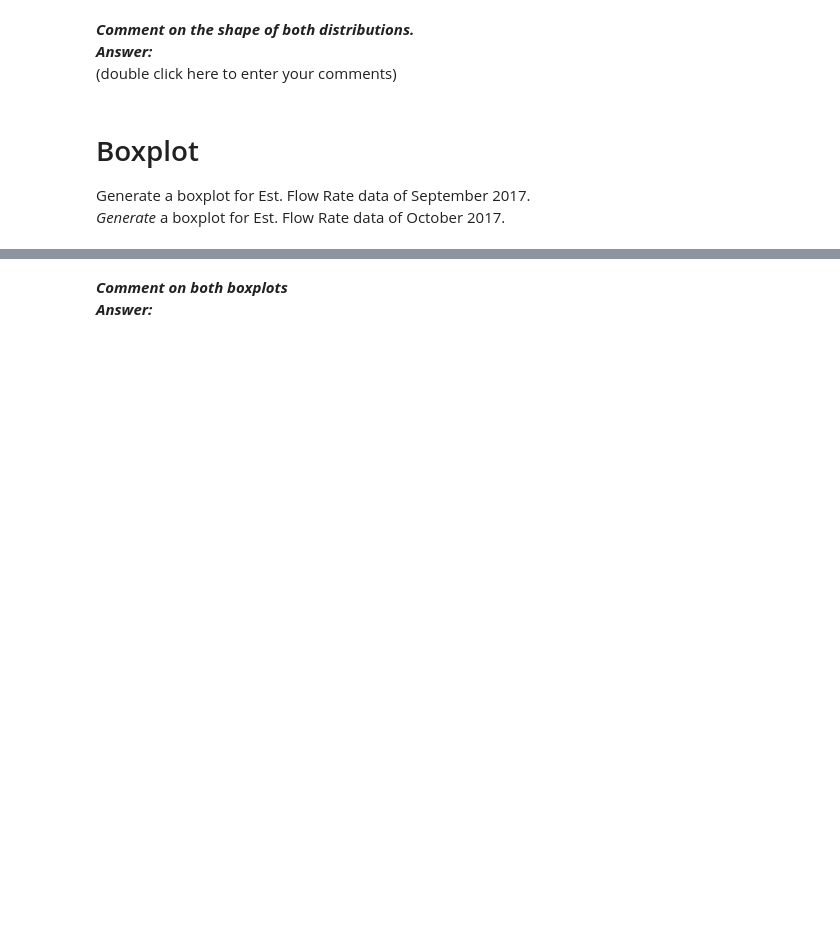
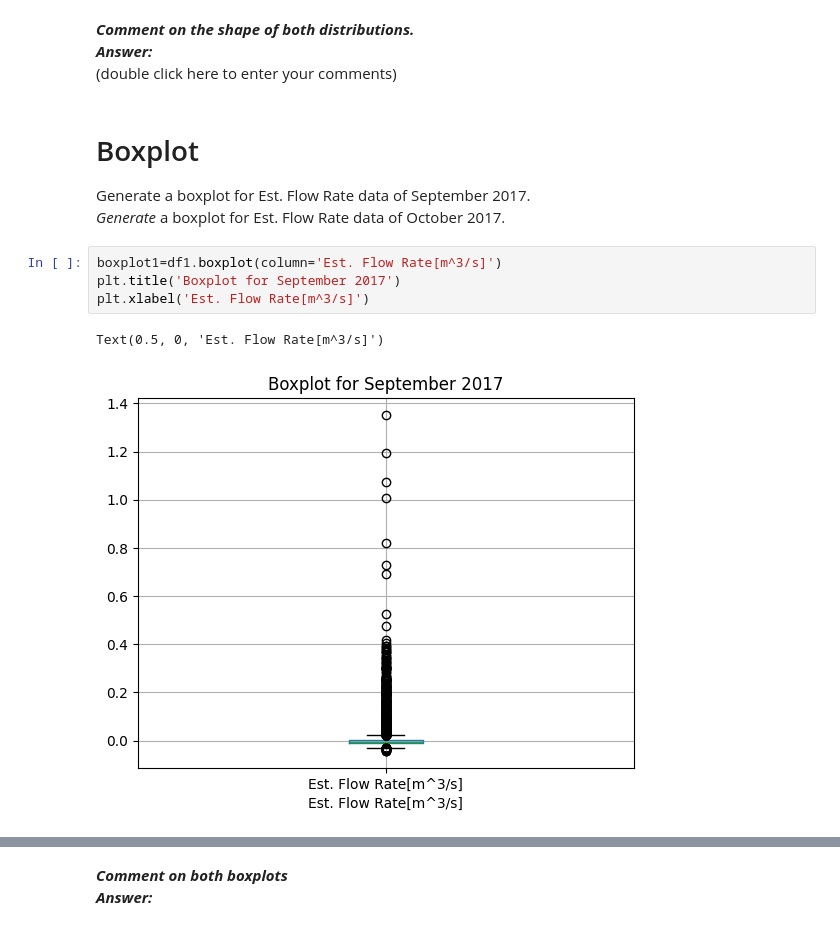
Before and after one commit to ncat-morrow/isen-project-1-ncat-engineers, a Jupyter notebook: ISEN_370_Module_2_Project.ipynb, the cells around one changed output, grey strips where cells are left out. Drawn from its saved outputs; the diff is of its cells as text; blank space fills up the shorter version.

```diff
--- a/ISEN_370_Module_2_Project.ipynb
+++ b/ISEN_370_Module_2_Project.ipynb
@@ -112,3 +122,10 @@ plt.show()
 
 Generate a boxplot for Est. Flow Rate data of September 2017.<br>
 *Generate* a boxplot for Est. Flow Rate data of October 2017.
+# %%
+boxplot1=df1.boxplot(column='Est. Flow Rate[m^3/s]')
+plt.title('Boxplot for September 2017')
+plt.xlabel('Est. Flow Rate[m^3/s]')
+# %% [output]
+Text(0.5, 0, 'Est. Flow Rate[m^3/s]')
+[figure, added]
```
Also changed, not shown: parts of 3 cells of this notebook.
